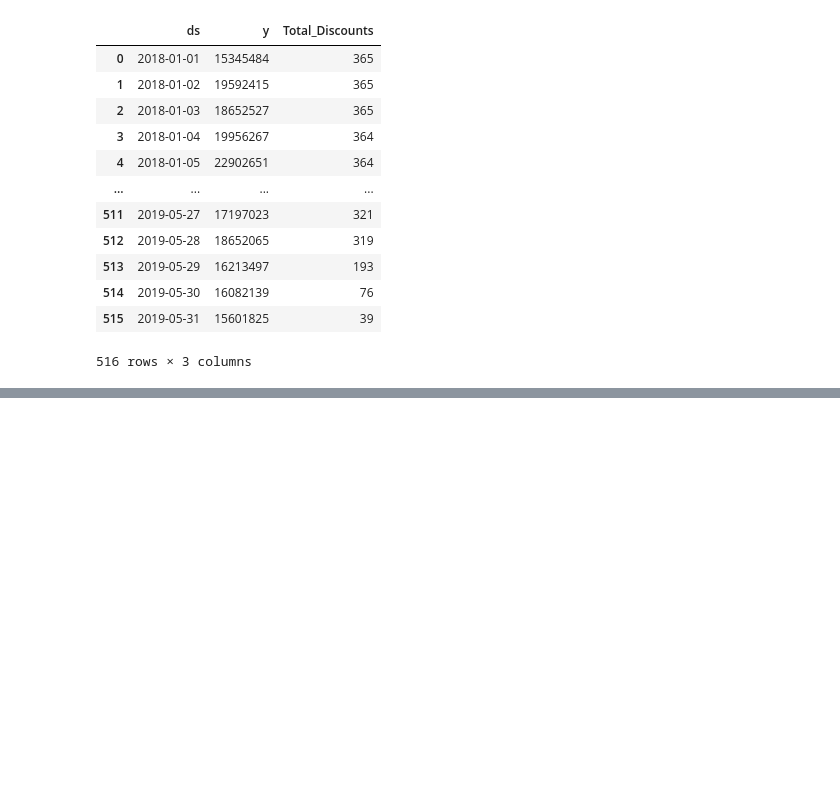
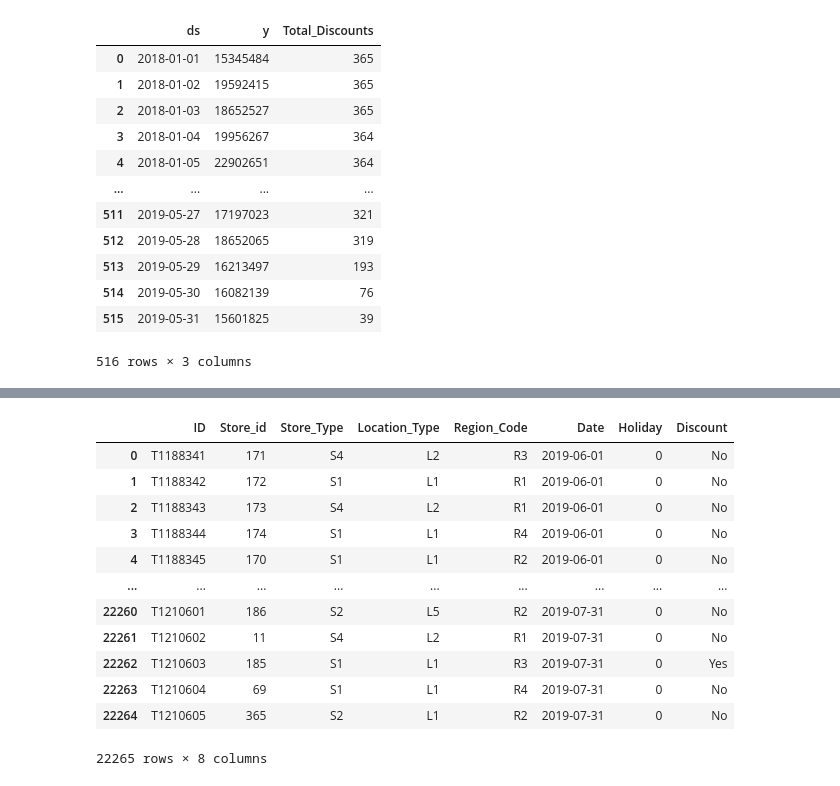
Before and after one commit to gautamnaik1994/SalesForecasting_ML_CaseStudy, a Jupyter notebook: notebooks/modelling/03.Prophet.ipynb, the cells around one changed output, grey strips where cells are left out. Cells and saved outputs as stored; diff of their text form; code cells hidden in the pictures; blank space fills up the shorter version.

```diff
--- a/notebooks/modelling/03.Prophet.ipynb
+++ b/notebooks/modelling/03.Prophet.ipynb
@@ -243,0 +318,17 @@ fig.show()
+# %%
+test_data = pd.read_csv("../../data/raw/TEST_FINAL.csv", parse_dates=["Date"])
+test_data
+# %% [output]
+|  | ID | Store_id | Store_Type | Location_Type | Region_Code | Date | Holiday | Discount |
+| 0 | T1188341 | 171 | S4 | L2 | R3 | 2019-06-01 | 0 | No |
+| 1 | T1188342 | 172 | S1 | L1 | R1 | 2019-06-01 | 0 | No |
+| 2 | T1188343 | 173 | S4 | L2 | R1 | 2019-06-01 | 0 | No |
+| 3 | T1188344 | 174 | S1 | L1 | R4 | 2019-06-01 | 0 | No |
+| 4 | T1188345 | 170 | S1 | L1 | R2 | 2019-06-01 | 0 | No |
+| ... | ... | ... | ... | ... | ... | ... | ... | ... |
+| 22260 | T1210601 | 186 | S2 | L5 | R2 | 2019-07-31 | 0 | No |
+| 22261 | T1210602 | 11 | S4 | L2 | R1 | 2019-07-31 | 0 | No |
+| 22262 | T1210603 | 185 | S1 | L1 | R3 | 2019-07-31 | 0 | Yes |
+| 22263 | T1210604 | 69 | S1 | L1 | R4 | 2019-07-31 | 0 | No |
+| 22264 | T1210605 | 365 | S2 | L1 | R2 | 2019-07-31 | 0 | No |
+22265 rows × 8 columns
```
Also changed, not shown: parts of 28 cells of this notebook, 15 other files.
